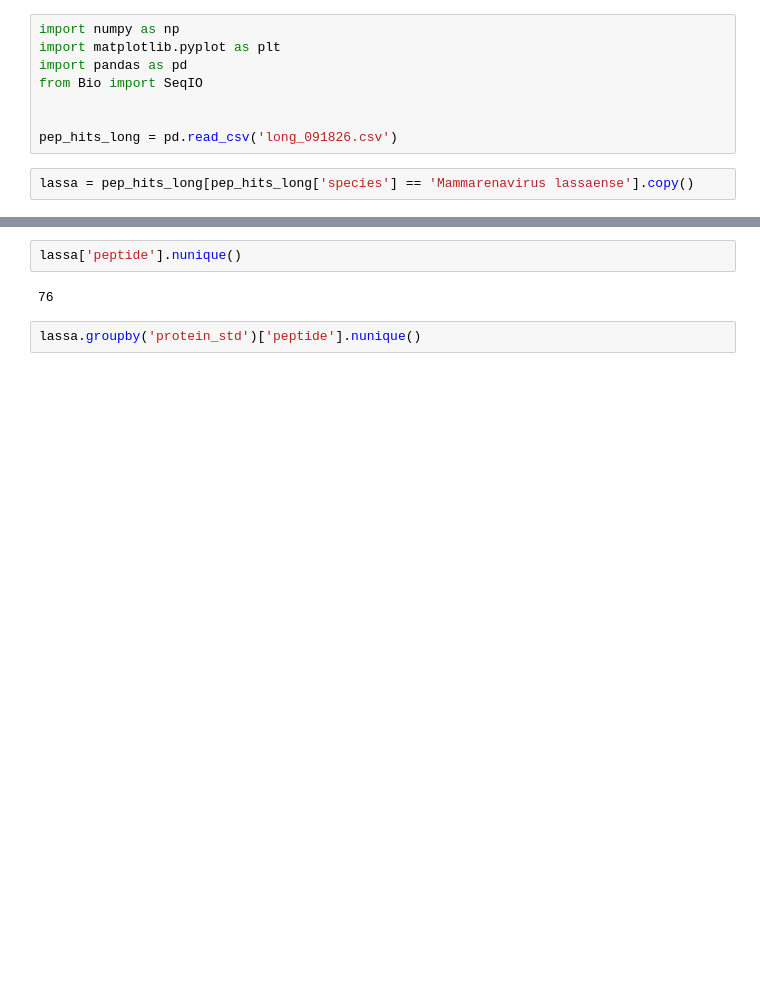
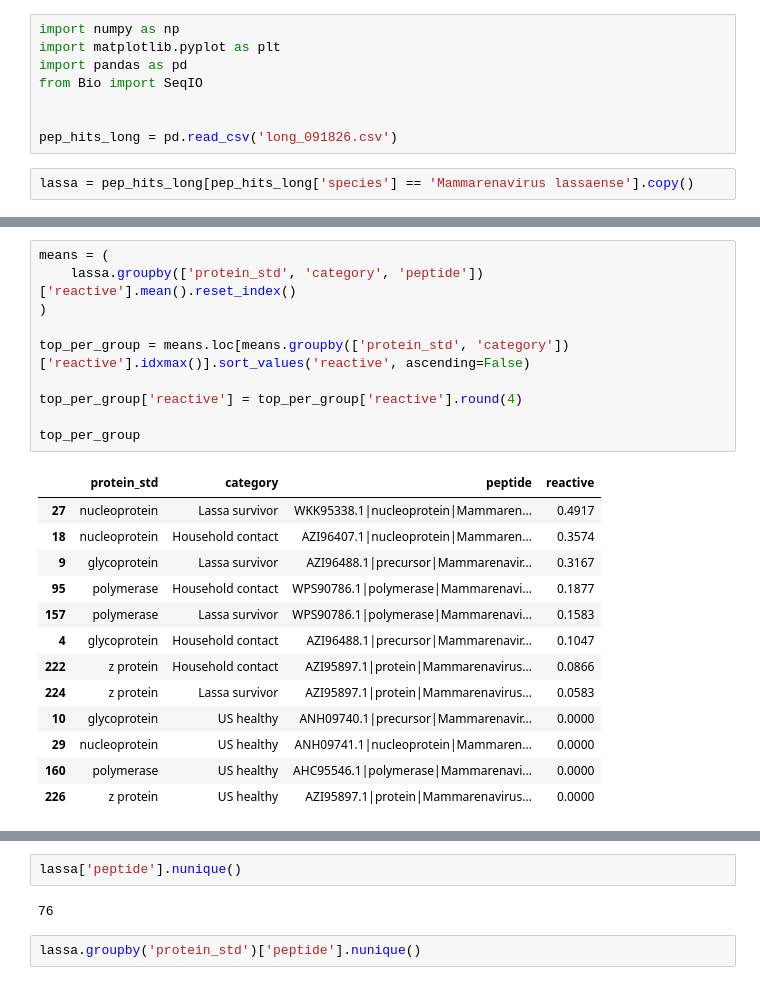
Before and after one commit to sporak577/lasv_phipseq_2026, a Jupyter notebook: draw_signal_to_LASV_glycoprotein.ipynb, the cells around one changed output, grey strips where cells are left out. Drawn from its saved outputs; the diff is of its cells as text; blank space fills up the shorter version.

```diff
--- a/draw_signal_to_LASV_glycoprotein.ipynb
+++ b/draw_signal_to_LASV_glycoprotein.ipynb
@@ -10,0 +27,24 @@ lassa = pep_hits_long[pep_hits_long['species'] == 'Mammarenavirus lassaense'].co
+# %%
+means = (
+    lassa.groupby(['protein_std', 'category', 'peptide'])['reactive'].mean().reset_index()
+)
+
+top_per_group = means.loc[means.groupby(['protein_std', 'category'])['reactive'].idxmax()].sort_values('reactive', ascending=False)
+
+top_per_group['reactive'] = top_per_group['reactive'].round(4)
+
+top_per_group
+# %% [output]
+|  | protein_std | category | peptide | reactive |
+| 27 | nucleoprotein | Lassa survivor | WKK95338.1|nucleoprotein|Mammaren... | 0.4917 |
+| 18 | nucleoprotein | Household contact | AZI96407.1|nucleoprotein|Mammaren... | 0.3574 |
+| 9 | glycoprotein | Lassa survivor | AZI96488.1|precursor|Mammarenavir... | 0.3167 |
+| 95 | polymerase | Household contact | WPS90786.1|polymerase|Mammarenavi... | 0.1877 |
+| 157 | polymerase | Lassa survivor | WPS90786.1|polymerase|Mammarenavi... | 0.1583 |
+| 4 | glycoprotein | Household contact | AZI96488.1|precursor|Mammarenavir... | 0.1047 |
+| 222 | z protein | Household contact | AZI95897.1|protein|Mammarenavirus... | 0.0866 |
+| 224 | z protein | Lassa survivor | AZI95897.1|protein|Mammarenavirus... | 0.0583 |
+| 10 | glycoprotein | US healthy | ANH09740.1|precursor|Mammarenavir... | 0.0000 |
+| 29 | nucleoprotein | US healthy | ANH09741.1|nucleoprotein|Mammaren... | 0.0000 |
+| 160 | polymerase | US healthy | AHC95546.1|polymerase|Mammarenavi... | 0.0000 |
+| 226 | z protein | US healthy | AZI95897.1|protein|Mammarenavirus... | 0.0000 |
```
Also changed, not shown: parts of 3 cells of this notebook, 6 other files.
